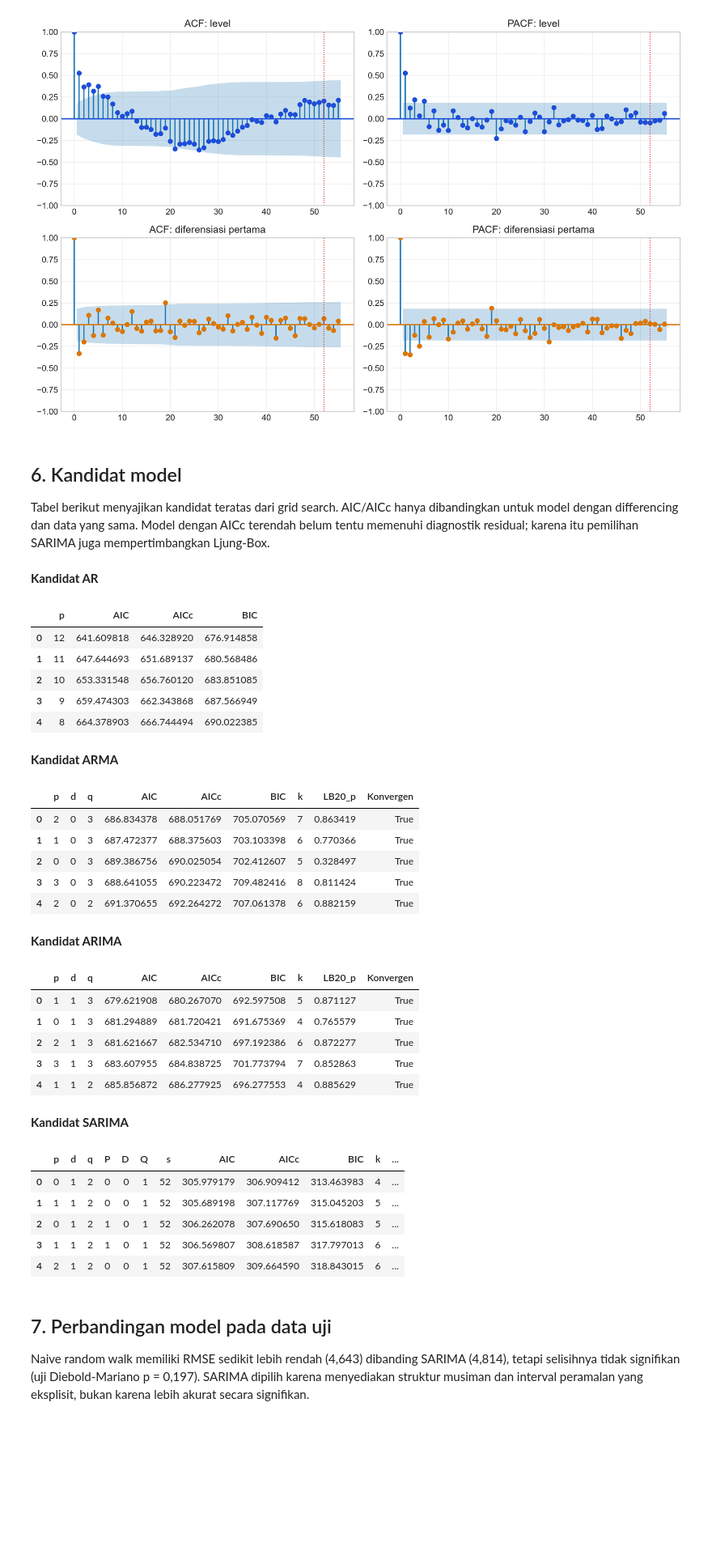
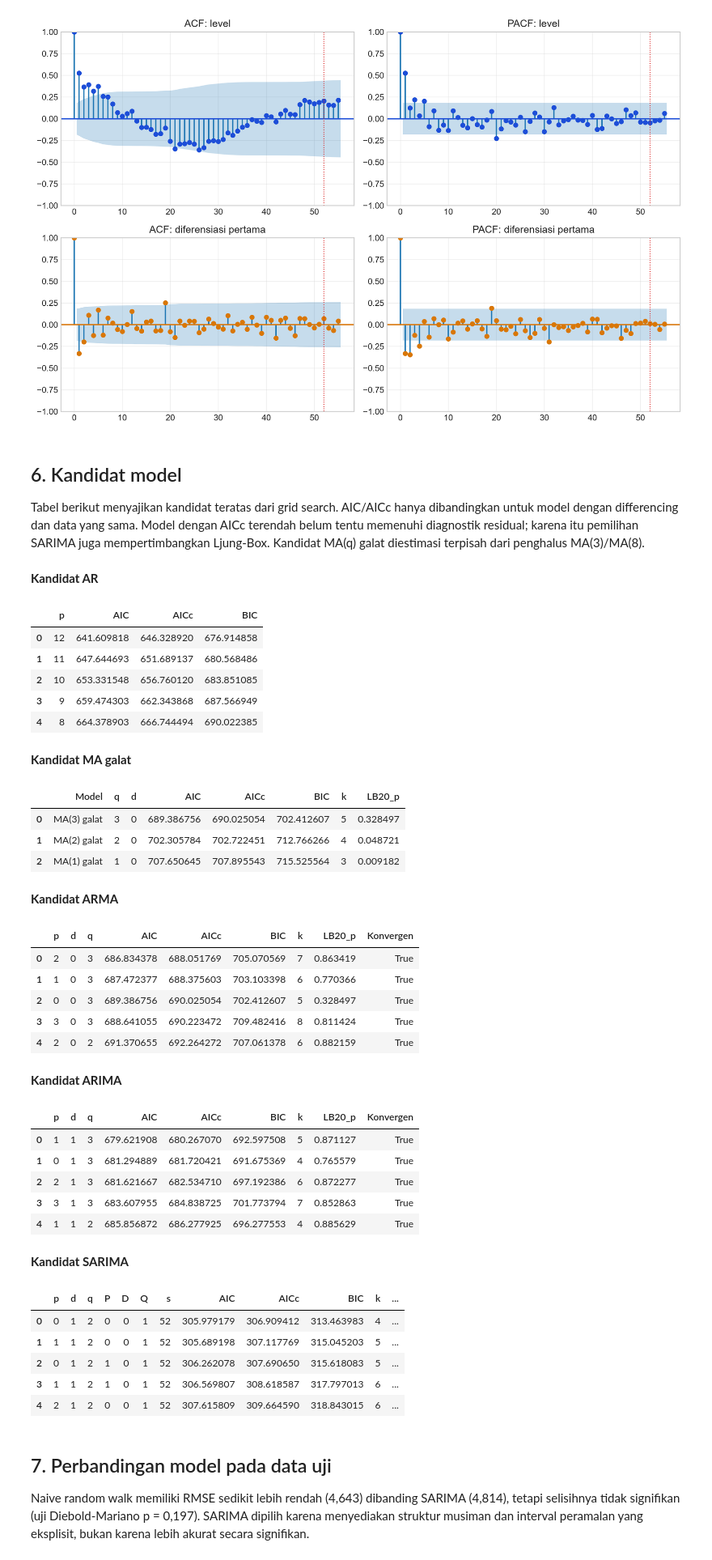
Before and after one commit to trishagarniss/adt-project, a Jupyter notebook: notebooks/01_analisis_pm25_surakarta.ipynb, the cells around one changed output. Shown at 81% size. Saved outputs shown, nothing was run; the diff lists cells and outputs as text; code cells hidden in the pictures; blank space fills up the shorter version.

Commit message:
feat: lengkapi diagnostik, pencilan, dan validasi laporan

```diff
--- a/notebooks/01_analisis_pm25_surakarta.ipynb
+++ b/notebooks/01_analisis_pm25_surakarta.ipynb
@@ -146,49 +152,55 @@ display(Image(filename=str(ROOT / "outputs" / "figures" / "fig05_acf_pacf.png"),
 # %% [markdown]
 ## 6. Kandidat model
 
-Tabel berikut menyajikan kandidat teratas dari grid search. AIC/AICc hanya dibandingkan untuk model dengan differencing dan data yang sama. Model dengan AICc terendah belum tentu memenuhi diagnostik residual; karena itu pemilihan SARIMA juga mempertimbangkan Ljung-Box.
+Tabel berikut menyajikan kandidat teratas dari grid search. AIC/AICc hanya dibandingkan untuk model dengan differencing dan data yang sama. Model dengan AICc terendah belum tentu memenuhi diagnostik residual; karena itu pemilihan SARIMA juga mempertimbangkan Ljung-Box. Kandidat MA(q) galat diestimasi terpisah dari penghalus MA(3)/MA(8).
 # %%
 def top_grid(name, n=5):
     frame = pd.read_csv(ROOT / "outputs" / "tables" / name)
     return frame.head(n)
 
 for file, label in [
     ("grid_ar.csv", "AR"),
+    ("ma_candidates.csv", "MA galat"),
     ("grid_arma.csv", "ARMA"),
     ("grid_arima.csv", "ARIMA"),
     ("grid_sarima.csv", "SARIMA"),
 ]:
     display(Markdown(f"**Kandidat {label}**"))
     display(top_grid(file))
 # %% [output]
 **Kandidat AR**
 |  | p | AIC | AICc | BIC |
 | 0 | 12 | 641.609818 | 646.328920 | 676.914858 |
 | 1 | 11 | 647.644693 | 651.689137 | 680.568486 |
 | 2 | 10 | 653.331548 | 656.760120 | 683.851085 |
 | 3 | 9 | 659.474303 | 662.343868 | 687.566949 |
 | 4 | 8 | 664.378903 | 666.744494 | 690.022385 |
-**Kandidat ARMA**
+**Kandidat MA galat**
-|  | p | d | q | AIC | AICc | BIC | k | LB20_p | Konvergen |
-| 0 | 2 | 0 | 3 | 686.834378 | 688.051769 | 705.070569 | 7 | 0.863419 | True |
-| 1 | 1 | 0 | 3 | 687.472377 | 688.375603 | 703.103398 | 6 | 0.770366 | True |
-| 2 | 0 | 0 | 3 | 689.386756 | 690.025054 | 702.412607 | 5 | 0.328497 | True |
-| 3 | 3 | 0 | 3 | 688.641055 | 690.223472 | 709.482416 | 8 | 0.811424 | True |
-| 4 | 2 | 0 | 2 | 691.370655 | 692.264272 | 707.061378 | 6 | 0.882159 | True |
+|  | Model | q | d | AIC | AICc | BIC | k | LB20_p |
+| 0 | MA(3) galat | 3 | 0 | 689.386756 | 690.025054 | 702.412607 | 5 | 0.328497 |
+| 1 | MA(2) galat | 2 | 0 | 702.305784 | 702.722451 | 712.766266 | 4 | 0.048721 |
+| 2 | MA(1) galat | 1 | 0 | 707.650645 | 707.895543 | 715.525564 | 3 | 0.009182 |
-**Kandidat ARIMA**
+**Kandidat ARMA**
 |  | p | d | q | AIC | AICc | BIC | k | LB20_p | Konvergen |
-| 0 | 1 | 1 | 3 | 679.621908 | 680.267070 | 692.597508 | 5 | 0.871127 | True |
-| 1 | 0 | 1 | 3 | 681.294889 | 681.720421 | 691.675369 | 4 | 0.765579 | True |
-| 2 | 2 | 1 | 3 | 681.621667 | 682.534710 | 697.192386 | 6 | 0.872277 | True |
-| 3 | 3 | 1 | 3 | 683.607955 | 684.838725 | 701.773794 | 7 | 0.852863 | True |
-| 4 | 1 | 1 | 2 | 685.856872 | 686.277925 | 696.277553 | 4 | 0.885629 | True |
+| 0 | 2 | 0 | 3 | 686.834378 | 688.051769 | 705.070569 | 7 | 0.863419 | True |
+| 1 | 1 | 0 | 3 | 687.472377 | 688.375603 | 703.103398 | 6 | 0.770366 | True |
+| 2 | 0 | 0 | 3 | 689.386756 | 690.025054 | 702.412607 | 5 | 0.328497 | True |
+| 3 | 3 | 0 | 3 | 688.641055 | 690.223472 | 709.482416 | 8 | 0.811424 | True |
+| 4 | 2 | 0 | 2 | 691.370655 | 692.264272 | 707.061378 | 6 | 0.882159 | True |
-**Kandidat SARIMA**
+**Kandidat ARIMA**
-|  | p | d | q | P | D | Q | s | AIC | AICc | BIC | k | ... |
-| 0 | 0 | 1 | 2 | 0 | 0 | 1 | 52 | 305.979179 | 306.909412 | 313.463983 | 4 | ... |
-| 1 | 1 | 1 | 2 | 0 | 0 | 1 | 52 | 305.689198 | 307.117769 | 315.045203 | 5 | ... |
-| 2 | 0 | 1 | 2 | 1 | 0 | 1 | 52 | 306.262078 | 307.690650 | 315.618083 | 5 | ... |
-| 3 | 1 | 1 | 2 | 1 | 0 | 1 | 52 | 306.569807 | 308.618587 | 317.797013 | 6 | ... |
-| 4 | 2 | 1 | 2 | 0 | 0 | 1 | 52 | 307.615809 | 309.664590 | 318.843015 | 6 | ... |
+|  | p | d | q | AIC | AICc | BIC | k | LB20_p | Konvergen |
+| 0 | 1 | 1 | 3 | 679.621908 | 680.267070 | 692.597508 | 5 | 0.871127 | True |
+| 1 | 0 | 1 | 3 | 681.294889 | 681.720421 | 691.675369 | 4 | 0.765579 | True |
+| 2 | 2 | 1 | 3 | 681.621667 | 682.534710 | 697.192386 | 6 | 0.872277 | True |
+| 3 | 3 | 1 | 3 | 683.607955 | 684.838725 | 701.773794 | 7 | 0.852863 | True |
+| 4 | 1 | 1 | 2 | 685.856872 | 686.277925 | 696.277553 | 4 | 0.885629 | True |
+**Kandidat SARIMA**
+|  | p | d | q | P | D | Q | s | AIC | AICc | BIC | k | ... |
+| 0 | 0 | 1 | 2 | 0 | 0 | 1 | 52 | 305.979179 | 306.909412 | 313.463983 | 4 | ... |
+| 1 | 1 | 1 | 2 | 0 | 0 | 1 | 52 | 305.689198 | 307.117769 | 315.045203 | 5 | ... |
+| 2 | 0 | 1 | 2 | 1 | 0 | 1 | 52 | 306.262078 | 307.690650 | 315.618083 | 5 | ... |
+| 3 | 1 | 1 | 2 | 1 | 0 | 1 | 52 | 306.569807 | 308.618587 | 317.797013 | 6 | ... |
+| 4 | 2 | 1 | 2 | 0 | 0 | 1 | 52 | 307.615809 | 309.664590 | 318.843015 | 6 | ... |
 # %% [markdown]
 ## 7. Perbandingan model pada data uji
 
```
Also changed, not shown: parts of 3 cells of this notebook, 13 other files.
